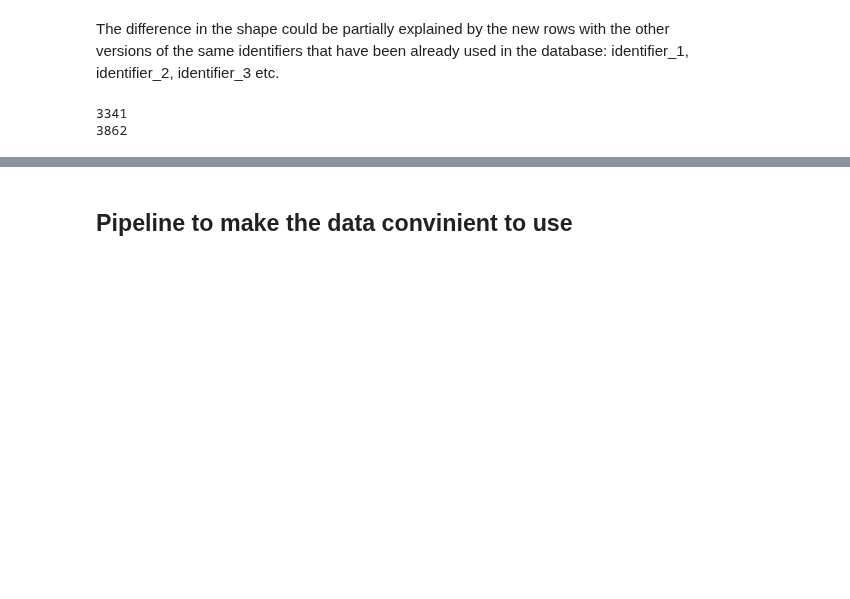
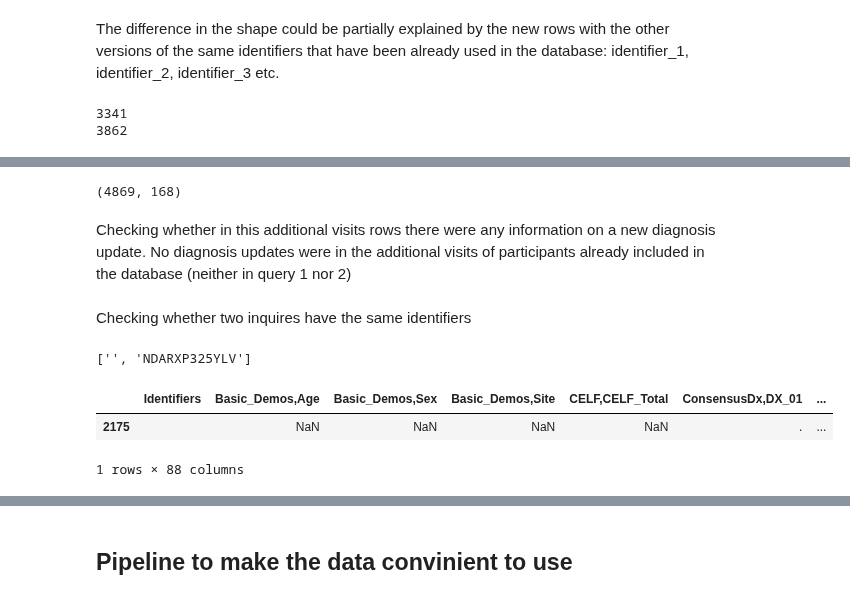
Before and after one commit to cristinarainich/Child-Mind-Institute-Project, a Jupyter notebook: Pheno_data.ipynb, the cells around one changed output, grey strips where cells are left out. Saved outputs shown, nothing was run; the diff lists cells and outputs as text; code cells hidden in the pictures; blank space fills up the shorter version.

```diff
--- a/Pheno_data.ipynb
+++ b/Pheno_data.ipynb
@@ -371,0 +278,28 @@ data_2.head()
+# %%
+# data 1
+data_upd_1 = data_1.copy()
+columns = data_upd_1.columns
+i = 0
+for id in versions_1:
+  values = data_upd_1[data_upd_1['Identifiers'] == id].values.tolist()
+  while len(values) == 1:
+    values = values[0]
+  for value in values[1:]:
+    if value != '.':
+      if type(value) == str:
+        column_number = values.index(value)
+        row_number = data_upd_1[data_upd_1['Identifiers'] == id[:12]].index[0]
+        data_upd_1.at[row_number, columns[column_number]] = value
+      elif type(value) != str and math.isnan(value) is not True:
+        column_number = values.index(value)
+        row_number = data_upd_1[data_upd_1['Identifiers'] == id[:12]].index[0]
+        data_upd_1.at[row_number, columns[column_number]] = value
+      else:
+        if math.isnan(value) is not True:
+          print(value, type(value))
+  i += 1
+print(i)
+# %%
+for id in versions_1:
+  data_upd_1 = data_upd_1[data_upd_1['Identifiers'] != id]
+data_upd_1.shape
@@ -371,0 +334,8 @@ data_2.head()
+# %%
+for id in versions_2:
+  data_upd_2 = data_upd_2[data_upd_2['Identifiers'] != id]
+data_upd_2.shape
+# %% [output]
+(4869, 168)
+# %% [markdown]
+Checking whether in this additional visits rows there were any information on a new diagnosis update. No diagnosis updates were in the additional visits of participants already included in the database (neither in query 1 nor 2)
@@ -371,0 +358,22 @@ data_2.head()
+# %% [markdown]
+Checking whether two inquires have the same identifiers
+# %%
+ids1 = data_upd_1['Identifiers'].values.tolist()
+ids2 = data_upd_2['Identifiers'].values.tolist()
+
+different = []
+for i in range(0, 4869):
+  if ids1[i] not in ids2:
+    different.append(ids1[i])
+  if ids2[i] not in ids1:
+    if ids2[i] not in different:
+      different.append(ids2[i])
+print(different)
+# %% [output]
+['', 'NDARXP325YLV']
+# %%
+data_upd_1[data_upd_1['Identifiers'] == '']
+# %% [output]
+|  | Identifiers | Basic_Demos,Age | Basic_Demos,Sex | Basic_Demos,Site | CELF,CELF_Total | ConsensusDx,DX_01 | ... |
+| 2175 |  | NaN | NaN | NaN | NaN | . | ... |
+1 rows × 88 columns
```
Also changed, not shown: parts of 23 cells of this notebook.
